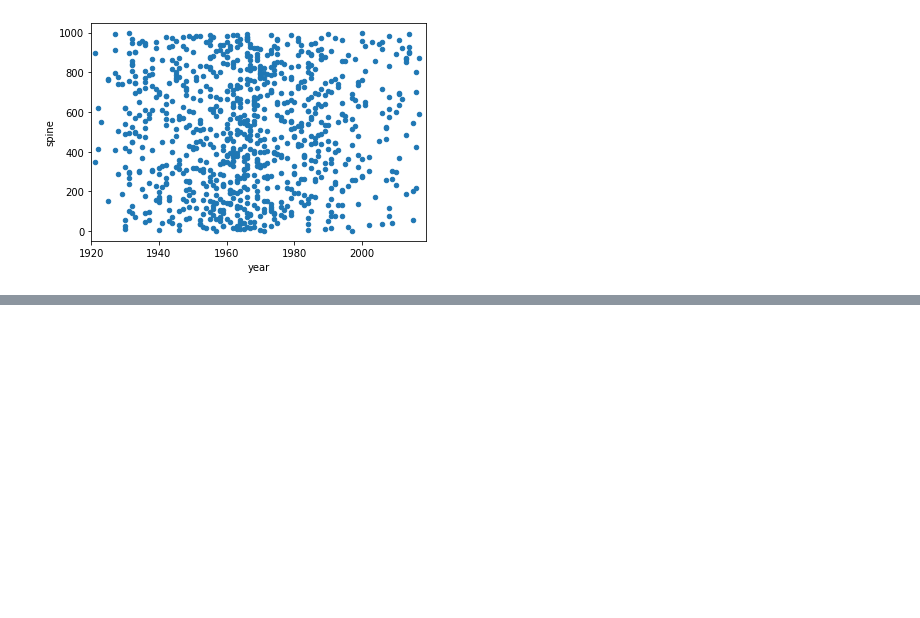
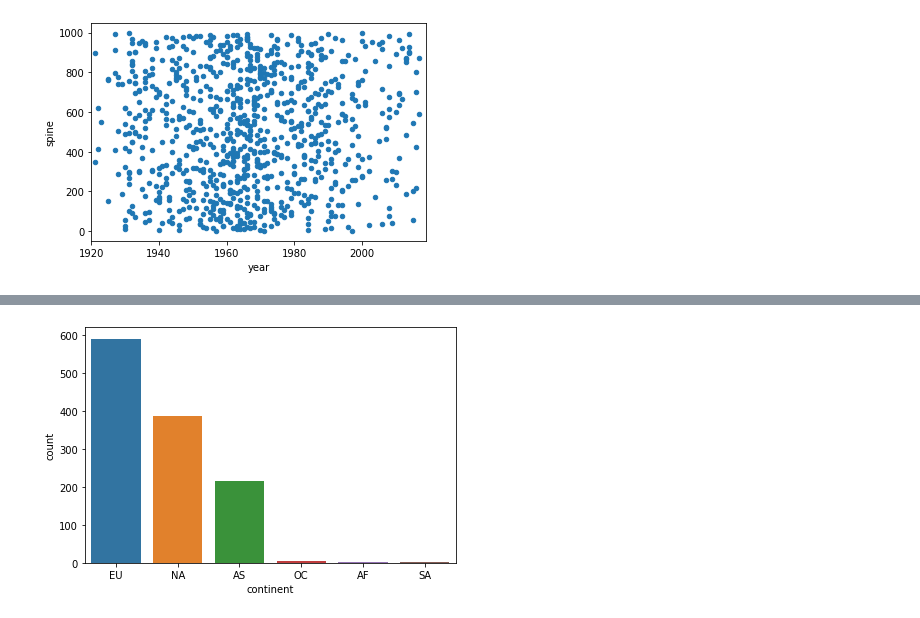
Before and after one commit to talola612/data-studio-projects, a Jupyter notebook: Criterion Channel/Analysis.ipynb, the cells around one changed output, grey strips where cells are left out. Saved outputs shown, nothing was run; the diff lists cells and outputs as text; code cells hidden in the pictures; blank space fills up the shorter version.

```diff
--- a/Criterion Channel/Analysis.ipynb
+++ b/Criterion Channel/Analysis.ipynb
@@ -313,0 +375,6 @@ sns.scatterplot(data = film_df, x = 'spine', y = '')
+# %%
+sns.countplot(data = merge, x = 'continent')
+plt.tight_layout()
+plt.savefig("continent.pdf")
+# %% [output]
+[figure, added]
```
Also changed, not shown: parts of 7 cells of this notebook, 14 other files.
